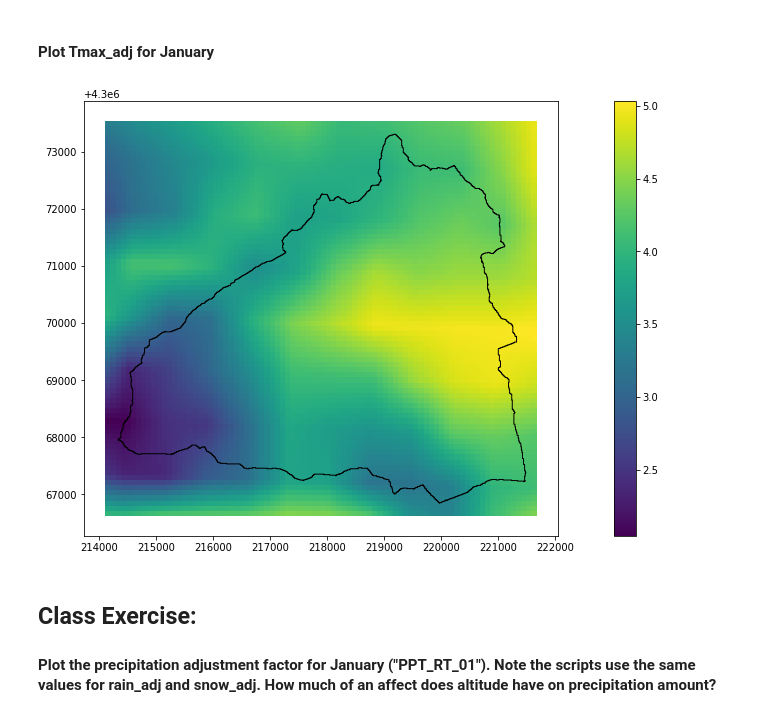
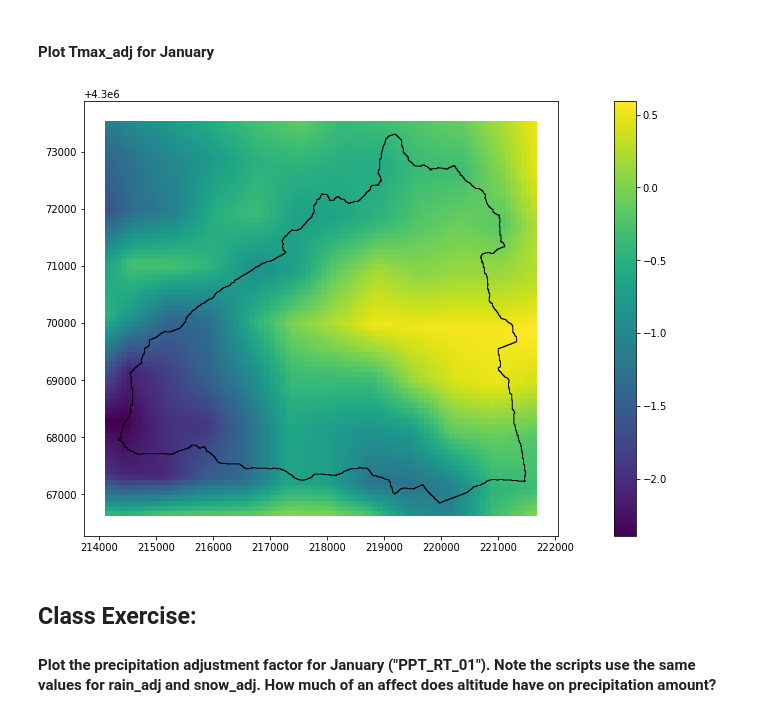
Before and after one commit to rniswon/gsflowID2447_classrepo, a Jupyter notebook: exercises/saghen_prms/notebook/8_climate_parameters.ipynb, the cells around one changed output. Saved outputs shown, nothing was run; the diff lists cells and outputs as text; code cells hidden in the pictures.

Commit message:
climate params notebook running temp adjust parameters and plotting tmax adjust in january

```diff
--- a/exercises/saghen_prms/notebook/8_climate_parameters.ipynb
+++ b/exercises/saghen_prms/notebook/8_climate_parameters.ipynb
@@ -139,15 +137,15 @@ os.system(cmd)
 # %%
 # Plot PRMS parameter Tmax_adj
 fig, ax = plt.subplots(figsize=(20,8))
 fn1=r"..\examples\sagehen\shapefiles\watershed_proj.shp"
 fn2=r"..\examples\sagehen\hru_params\hru_params.shp"
 boundary=geopandas.read_file(fn1)
 hru_params=geopandas.read_file(fn2)
-hru_params.plot(column="TMAX_01",ax=ax,legend=True)
+hru_params.plot(column="TMX_ADJ_01",ax=ax,legend=True)
 boundary.plot(ax=ax,color='none', edgecolor='black', linewidth=1.0)
 plt.show()
 # %% [output]
-[figure, old version]
+[figure, new version]
 # %% [markdown]
 ## Class Exercise:
 
```
Also changed, not shown: parts of 3 cells of this notebook.
